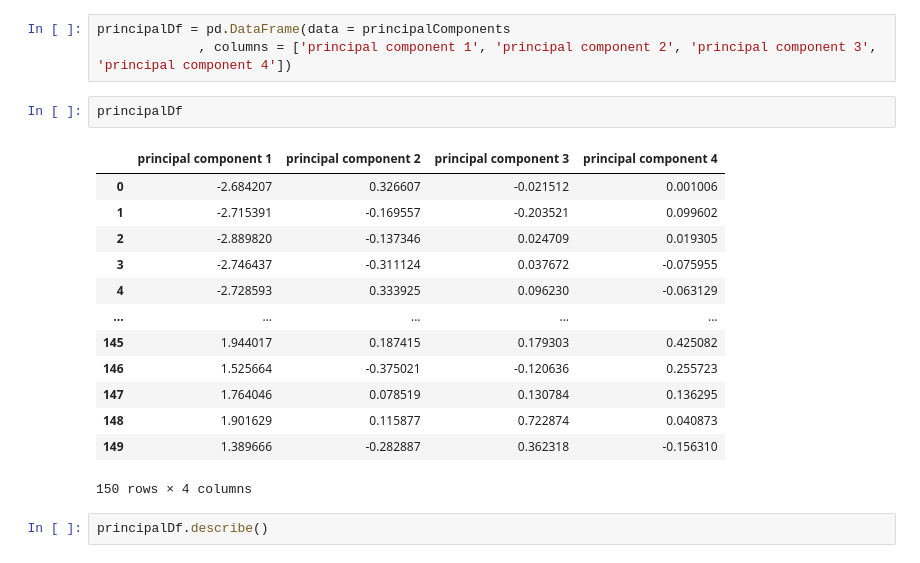
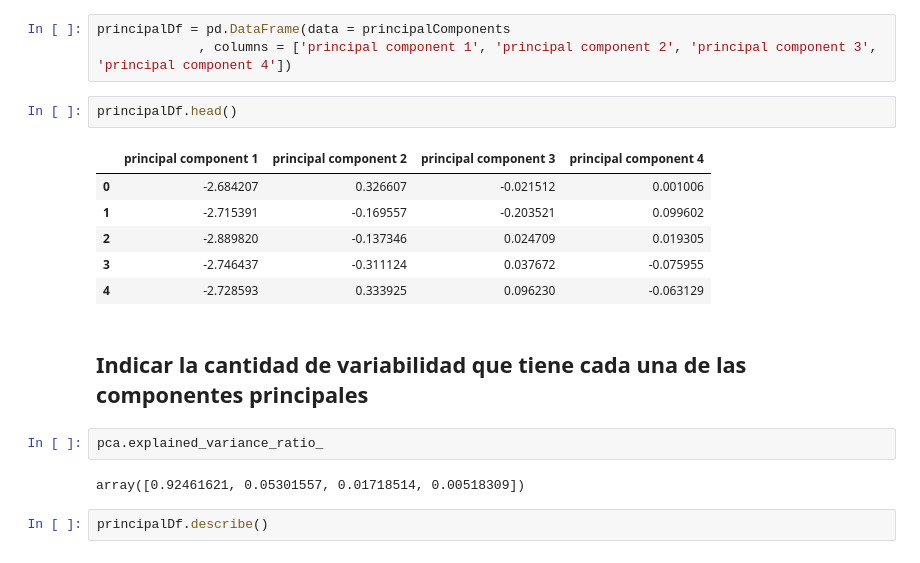
Before and after one commit to jazaineam1/Diplomado_ucentral_ME, a Jupyter notebook: Cuadernos/ACP_Intro.ipynb, the cells around one changed output. Drawn from its saved outputs; the diff is of its cells as text.

```diff
--- a/Cuadernos/ACP_Intro.ipynb
+++ b/Cuadernos/ACP_Intro.ipynb
@@ -417,21 +401,20 @@ principalComponents = pca.fit_transform(x)
 principalDf = pd.DataFrame(data = principalComponents
              , columns = ['principal component 1', 'principal component 2', 'principal component 3', 'principal component 4'])
 # %%
-principalDf
+principalDf.head()
 # %% [output]
 |  | principal component 1 | principal component 2 | principal component 3 | principal component 4 |
 | 0 | -2.684207 | 0.326607 | -0.021512 | 0.001006 |
 | 1 | -2.715391 | -0.169557 | -0.203521 | 0.099602 |
 | 2 | -2.889820 | -0.137346 | 0.024709 | 0.019305 |
 | 3 | -2.746437 | -0.311124 | 0.037672 | -0.075955 |
 | 4 | -2.728593 | 0.333925 | 0.096230 | -0.063129 |
-| ... | ... | ... | ... | ... |
-| 145 | 1.944017 | 0.187415 | 0.179303 | 0.425082 |
-| 146 | 1.525664 | -0.375021 | -0.120636 | 0.255723 |
-| 147 | 1.764046 | 0.078519 | 0.130784 | 0.136295 |
-| 148 | 1.901629 | 0.115877 | 0.722874 | 0.040873 |
-| 149 | 1.389666 | -0.282887 | 0.362318 | -0.156310 |
-150 rows × 4 columns
+# %% [markdown]
+## Indicar la cantidad de variabilidad que tiene cada una de las componentes principales
+# %%
+pca.explained_variance_ratio_
+# %% [output]
+array([0.92461621, 0.05301557, 0.01718514, 0.00518309])
 # %%
 principalDf.describe()
 # %% [output]
```
Also changed, not shown: parts of 22 cells of this notebook.
